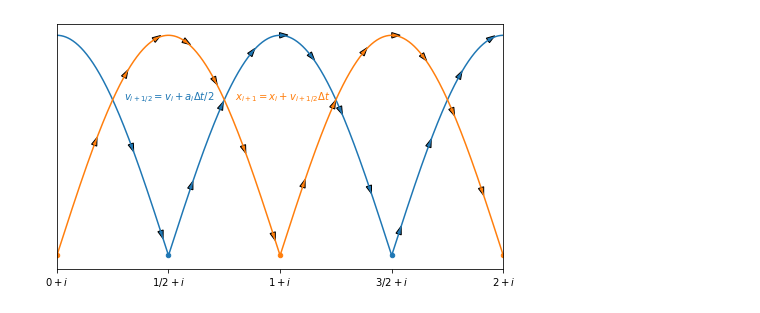
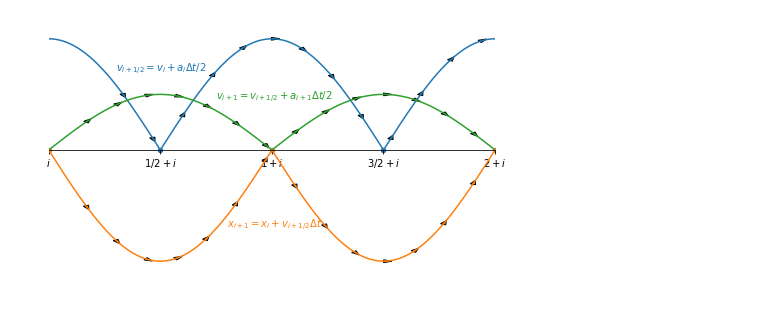
Before and after one commit to jsbarbosa/TesisFisica, a Jupyter notebook: Files/Week 13/Leapfrog.ipynb, the cells around one changed output. Drawn from its saved outputs; the diff is of its cells as text; code cells hidden in the pictures.

```diff
--- a/Files/Week 13/Leapfrog.ipynb
+++ b/Files/Week 13/Leapfrog.ipynb
@@ -5,12 +5,14 @@ import matplotlib.pyplot as plt
 t = np.linspace(0, 2, 1000)
 
 X = lambda t: abs(np.cos(t * np.pi))
-V = lambda t: abs(np.sin(t * np.pi))
+V = lambda t: -abs(np.sin(t * np.pi))
+V2 = lambda t: abs(np.sin(t * np.pi)) / 2
 # %%
 fig, ax = plt.subplots(figsize = (8, 4.5))
 
 b = ax.plot(t, X(t))[0].get_color()
 o = ax.plot(t, V(t))[0].get_color()
+k = ax.plot(t, V2(t))[0].get_color()
 
 n = 15
 t_max = max(t)
@@ -25,34 +27,43 @@ for i in range(n):
     dv = V(t_) - V(t_ - dt)
 
     ax.arrow(t_, V(t_), dt, dv, shape = 'full', lw = 1, head_width = .025, facecolor = o)
+    dv = V2(t_) - V2(t_ - dt)
+    ax.arrow(t_, V2(t_), dt, dv, shape = 'full', lw = 1, head_width = .025, facecolor = k)
 
 t_ = np.arange(t_max + 1)
 
 ax.scatter(t_ + 0.5, X(t_ + 0.5), s = 20)
 ax.scatter(t_, V(t_), s = 20)
 
-ax.text(0.8, 0.7, "$x_{i+1} = x_i + v_{i + 1/2}\Delta t$", color = o)
+ax.text(0.8, -0.7, "$x_{i+1} = x_i + v_{i + 1/2}\Delta t$", color = o)
 ax.text(0.3, 0.7, "$v_{i+1/2} = v_i + a_i\Delta t / 2$", color = b)
+ax.text(0.75, 0.45, "$v_{i+1} = v_{i + 1/2} + a_{i+1}\Delta t / 2$", color = k)
 
 t_ = np.arange(2 * t_max + 1)
 
 ax.set_xticks(t_ / 2)
 
 labels = []
 for t__ in t_:
     if int(t__ / 2) == t__ / 2:
-        label = "$%d + i$" % (t__ / 2)
+        if t__ == 0: label = "$i$"
+        else: label = "$%d + i$" % (t__ / 2)
     else:
         label = "$%d/2 + i$" % t__
     labels.append(label)
 
 ax.set_xticklabels(labels)
 
 ax.set_xlim(0, t_max)
 
 ax.axes.get_yaxis().set_visible(False)
 
+ax.spines['bottom'].set_position('zero')
+ax.spines['left'].set_color('none')
+ax.spines['right'].set_color('none')
+ax.spines['top'].set_color('none')
+
 fig.savefig("leapfrog.png", dpi = 300)
 plt.show()
 # %% [output]
-[figure, old version]
+[figure, new version]
```
Also changed, not shown: 20 other files.
